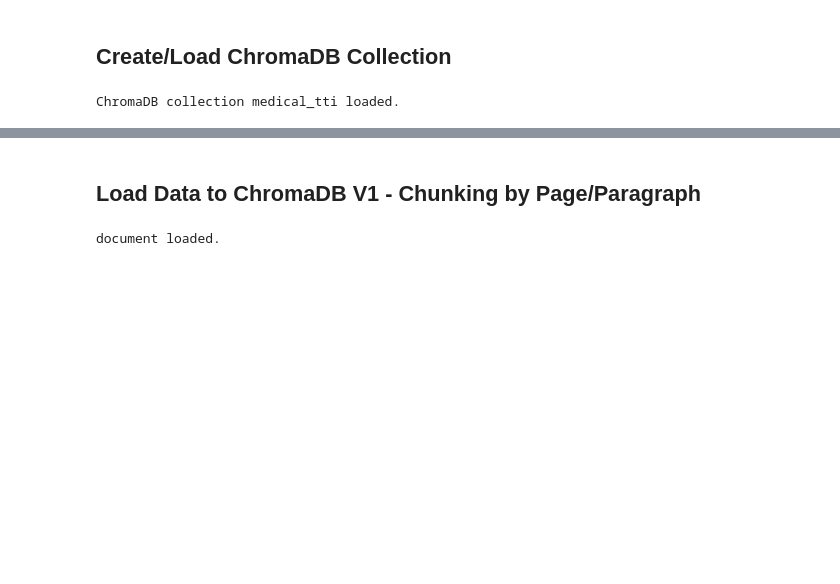
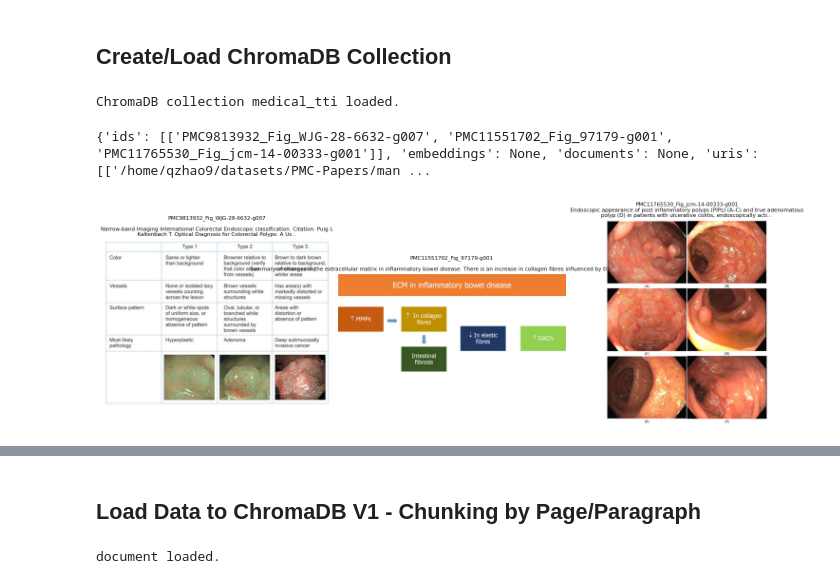
Before and after one commit to Q-Zhao-9/gradproj, a Jupyter notebook: experiments/rag.ipynb, the cells around one changed output, grey strips where cells are left out. Saved outputs shown, nothing was run; the diff lists cells and outputs as text; code cells hidden in the pictures; blank space fills up the shorter version.

```diff
--- a/experiments/rag.ipynb
+++ b/experiments/rag.ipynb
@@ -462,0 +465,39 @@ ChromaDB collection medical_tti loaded.
+# %%
+result = collection.query(query_texts=["Examples of various types of pseudopolyps in different patients with inflammatory bowel disease"],
+                 n_results=3,
+                 include=['metadatas','uris','distances'],
+                 where={"doc_type":'image'})
+
+print(result)
+uris = result['uris']
+
+# Show Images
+from PIL import Image
+import matplotlib.pyplot as plt
+import os
+
+if uris and uris[0]:
+    num_images = len(uris[0])
+    fig, axes = plt.subplots(1, num_images, figsize=(5*num_images, 5))
+
+    if num_images == 1:
+        axes = [axes]
+
+    for i, uri in enumerate(uris[0]):
+        if os.path.exists(uri):
+            img = Image.open(uri)
+            axes[i].imshow(img)
+            caption = result['metadatas'][0][i].get('caption', 'No caption')
+            axes[i].set_title(f"{result['ids'][0][i]}\n{caption[:150]}...", fontsize=8, wrap=True)
+            axes[i].axis('off')
+        else:
+            axes[i].text(0.5, 0.5, f'Image not found:\n{uri}', ha='center', va='center')
+            axes[i].axis('off')
+
+    plt.tight_layout()
+    plt.show()
+else:
+    print("No images found in query results")
+# %% [output]
+{'ids': [['PMC9813932_Fig_WJG-28-6632-g007', 'PMC11551702_Fig_97179-g001', 'PMC11765530_Fig_jcm-14-00333-g001']], 'embeddings': None, 'documents': None, 'uris': [['/home/qzhao9/datasets/PMC-Papers/man ...
+[figure, added]
```
Also changed, not shown: parts of 9 cells of this notebook, 1 other file.
